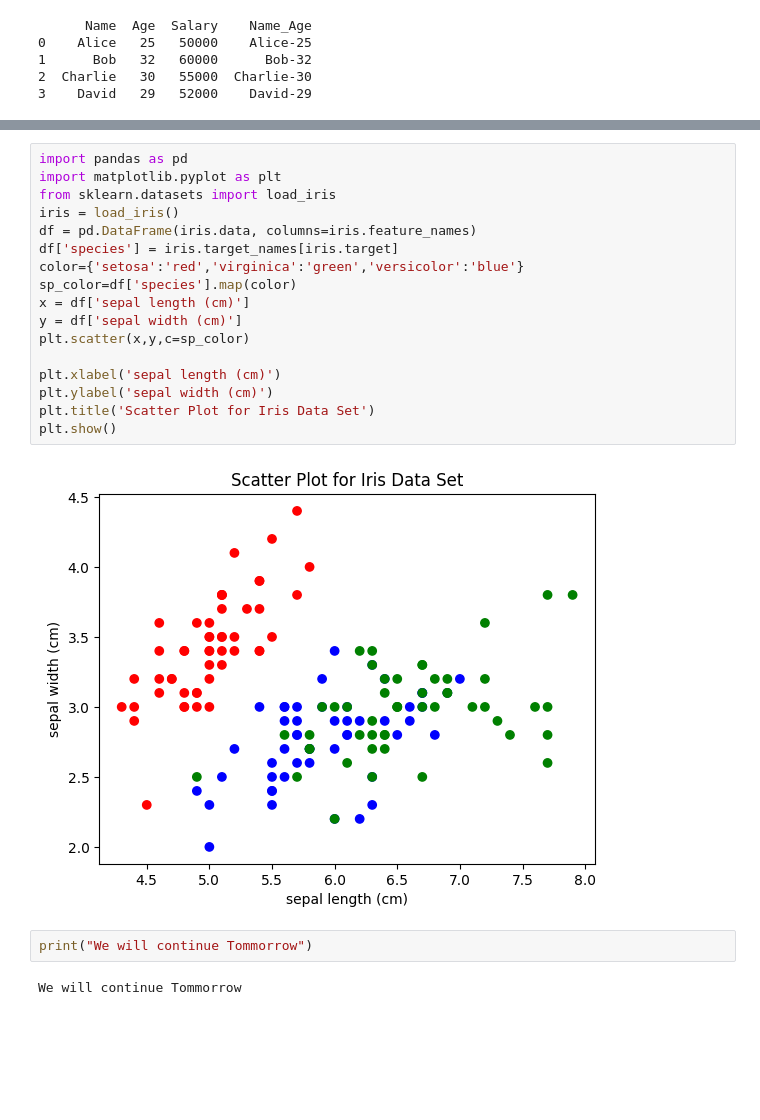
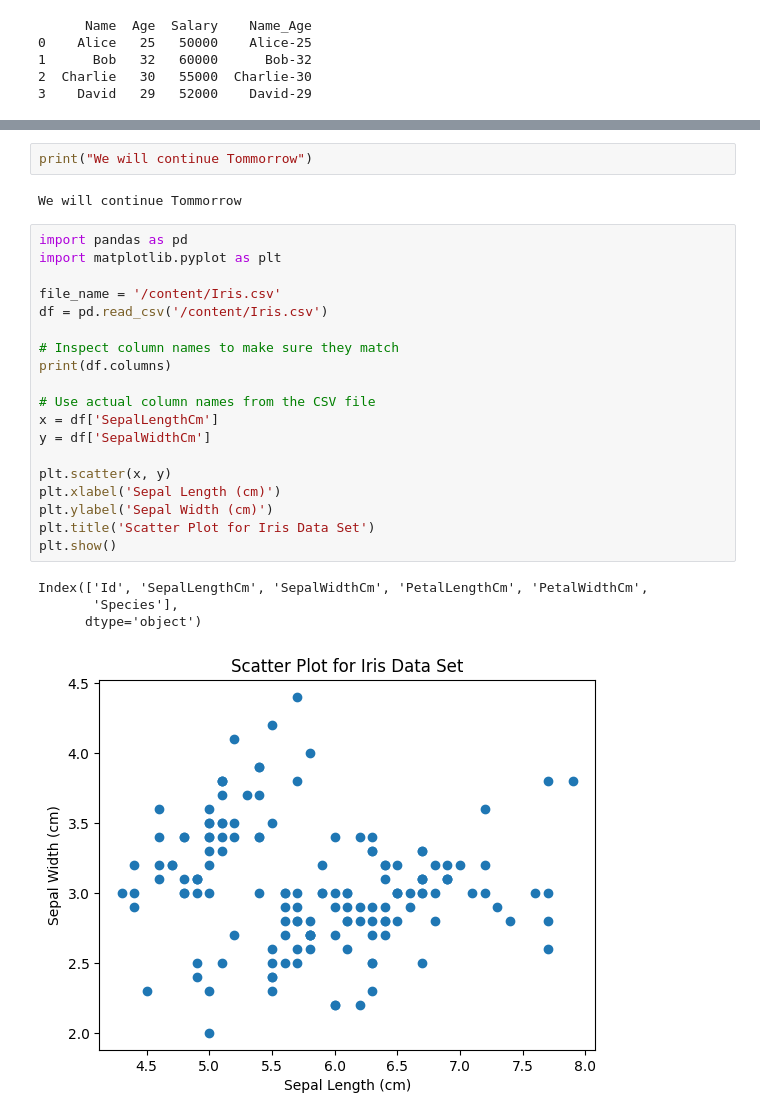
Before and after one commit to harish-git63/Demo1, a Jupyter notebook: HARISH_AIML_LAB_1_.ipynb, the cells around one changed output, grey strips where cells are left out. Cells and saved outputs as stored; diff of their text form; blank space fills up the shorter version.

```diff
--- a/HARISH_AIML_LAB_1_.ipynb
+++ b/HARISH_AIML_LAB_1_.ipynb
@@ -1708,23 +1693,28 @@ plt.show()
-# %%
-import pandas as pd
-import matplotlib.pyplot as plt
-from sklearn.datasets import load_iris
-iris = load_iris()
-df = pd.DataFrame(iris.data, columns=iris.feature_names)
-df['species'] = iris.target_names[iris.target]
-color={'setosa':'red','virginica':'green','versicolor':'blue'}
-sp_color=df['species'].map(color)
-x = df['sepal length (cm)']
-y = df['sepal width (cm)']
-plt.scatter(x,y,c=sp_color)
-
-plt.xlabel('sepal length (cm)')
-plt.ylabel('sepal width (cm)')
-plt.title('Scatter Plot for Iris Data Set')
-plt.show()
-# %% [output]
-[figure, removed]
 # %%
 print("We will continue Tommorrow")
 # %% [output]
 We will continue Tommorrow
+# %%
+import pandas as pd
+import matplotlib.pyplot as plt
+
+file_name = '/content/Iris.csv'
+df = pd.read_csv('/content/Iris.csv')
+
+# Inspect column names to make sure they match
+print(df.columns)
+
+# Use actual column names from the CSV file
+x = df['SepalLengthCm']
+y = df['SepalWidthCm']
+
+plt.scatter(x, y)
+plt.xlabel('Sepal Length (cm)')
+plt.ylabel('Sepal Width (cm)')
+plt.title('Scatter Plot for Iris Data Set')
+plt.show()
+# %% [output]
+Index(['Id', 'SepalLengthCm', 'SepalWidthCm', 'PetalLengthCm', 'PetalWidthCm',
+       'Species'],
+      dtype='object')
+[figure, added]
```
Also changed, not shown: parts of 2 cells of this notebook.
